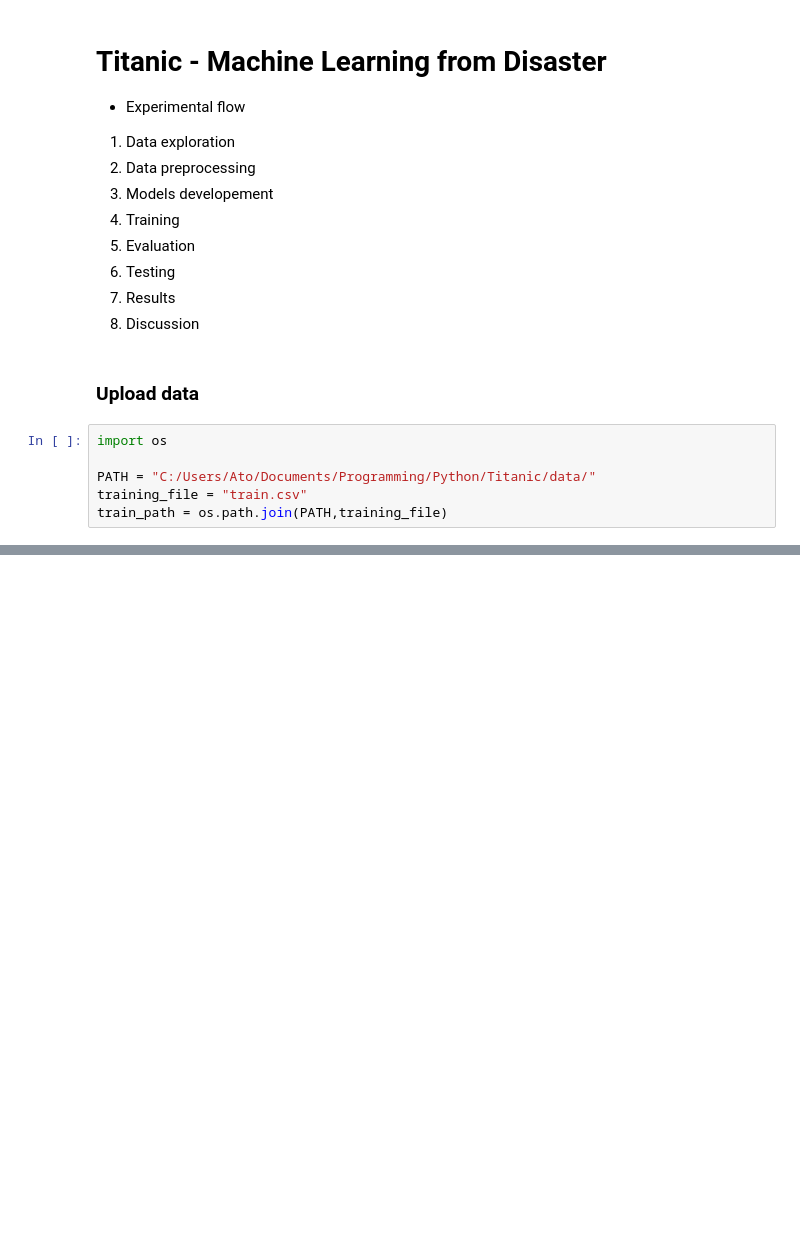
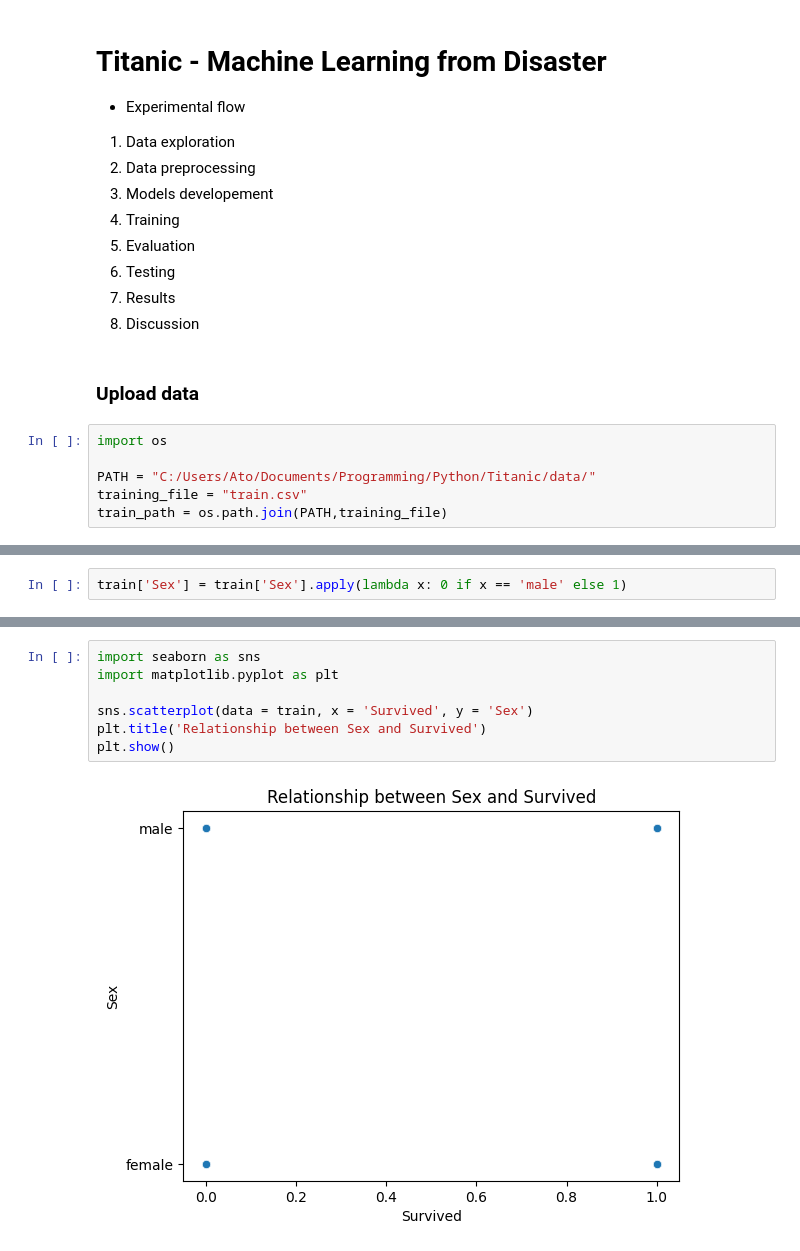
Before and after one commit to BakiRhina/Titanic, a Jupyter notebook: main.ipynb, the cells around one changed output, grey strips where cells are left out. Drawn from its saved outputs; the diff is of its cells as text; blank space fills up the shorter version.

```diff
--- a/main.ipynb
+++ b/main.ipynb
@@ -40,0 +59,2 @@ train.head(10)
+# %%
+train['Sex'] = train['Sex'].apply(lambda x: 0 if x == 'male' else 1)
@@ -40,0 +178,9 @@ train.head(10)
+# %%
+import seaborn as sns
+import matplotlib.pyplot as plt
+
+sns.scatterplot(data = train, x = 'Survived', y = 'Sex')
+plt.title('Relationship between Sex and Survived')
+plt.show()
+# %% [output]
+[figure, added]
```
Also changed, not shown: parts of 8 cells of this notebook.
